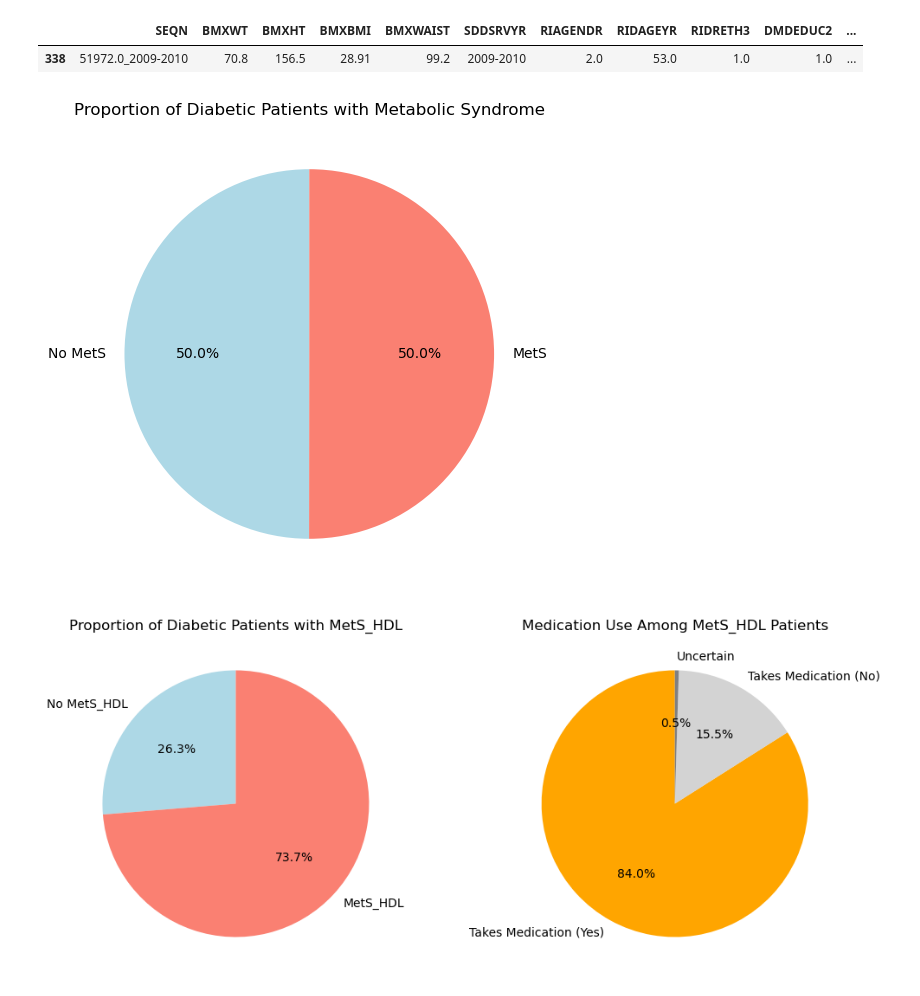
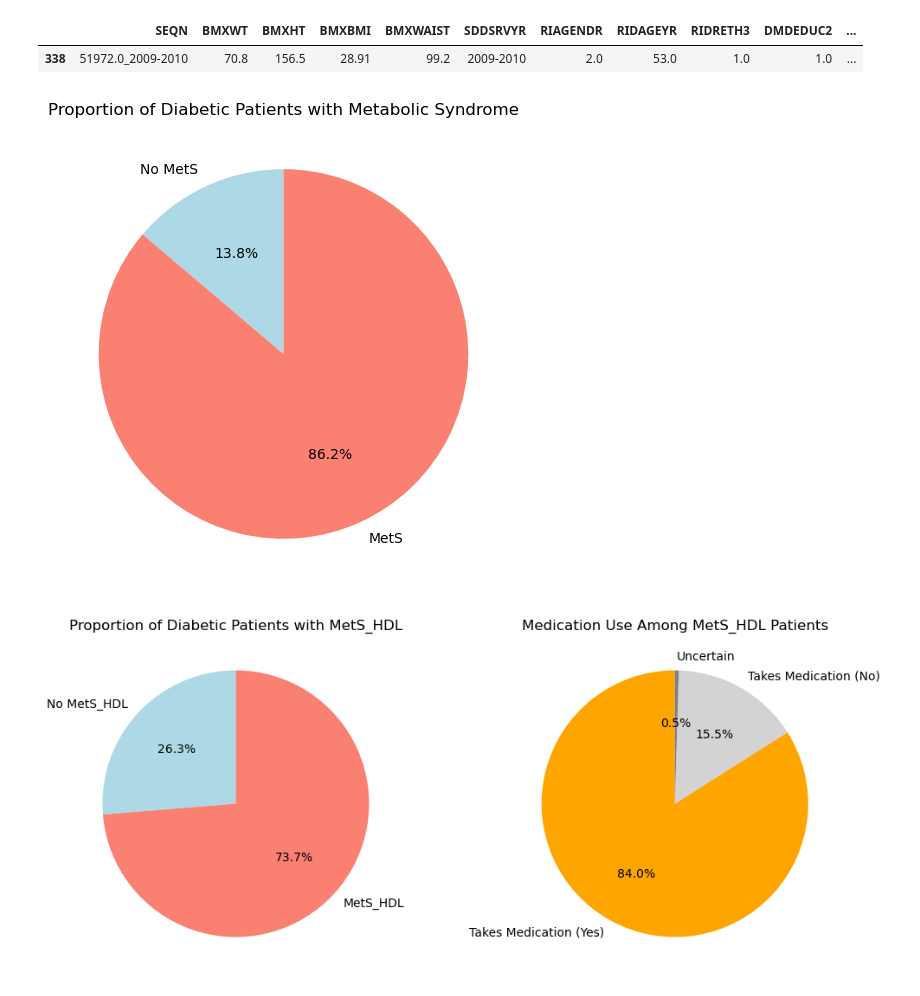
Before and after one commit to artmskfr/HealthScope-Diabetes, a Jupyter notebook: notebooks/data_prep.ipynb, the cells around one changed output. Drawn from its saved outputs; the diff is of its cells as text; code cells hidden in the pictures.

```diff
--- a/notebooks/data_prep.ipynb
+++ b/notebooks/data_prep.ipynb
@@ -276,9 +276,13 @@ def detect_metabolic_syndrome(df):
 
     # 4. Blood pressure (mmHg)
     df["MetS_BP"] = np.where(
-        df["AvgSystolicBP"].notna() & df["AvgDiastolicBP"].notna(),
-        np.where((df["AvgSystolicBP"] >= 130) | (df["AvgDiastolicBP"] >= 85), 1, 0),
-        np.nan
+        df["AvgSystolicBP"].notna() & df["AvgDiastolicBP"].notna(),  # Ensure BP values exist
+        np.where(
+            (df["AvgSystolicBP"] >= 130) | (df["AvgDiastolicBP"] >= 85) |  # Hypertension criteria
+            (df[["BPQ040A", "BPQ050A"]].eq(1).any(axis=1)),  # Taking hypertension meds
+            1, 0
+        ),
+        np.nan  # Missing values remain NaN
     )
 
     # 5. Fasting glucose (mmol/L)
@@ -715,19 +719,19 @@ df.loc[df["SEQN"] == '51972.0_2009-2010']
 # %%
 import matplotlib.pyplot as plt
 
 
 # Get value counts ensuring the correct order
-diabetes_metS_counts = df[df['Diabetes_Status'] == 1]['MetS_3'].value_counts().sort_index()
+diabetes_metS_counts = df[df['Diabetes_Status'] == 2]['MetS_3'].value_counts().sort_index()
 
 # Create the pie chart
 plt.figure(figsize=(6, 6))
 plt.pie(diabetes_metS_counts, labels=["No MetS", "MetS"], autopct='%1.1f%%', startangle=90, colors=["lightblue","salmon"])
 plt.title("Proportion of Diabetic Patients with Metabolic Syndrome")
 plt.show()
 
 #df['MetS_4'].value_counts()
 # %% [output]
-[figure, old version]
+[figure, new version]
 # %%
 import matplotlib.pyplot as plt
 
```
Also changed, not shown: parts of 17 cells of this notebook.
